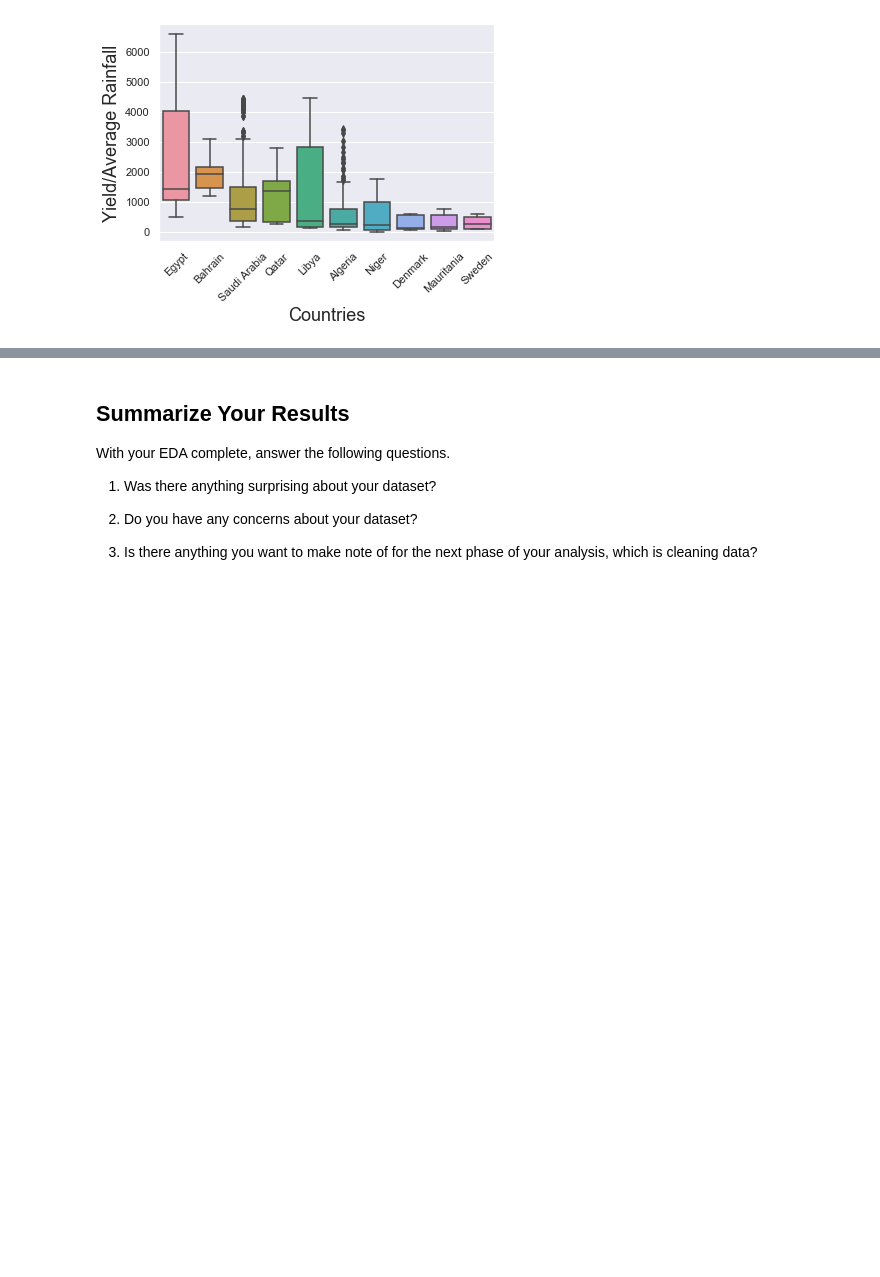
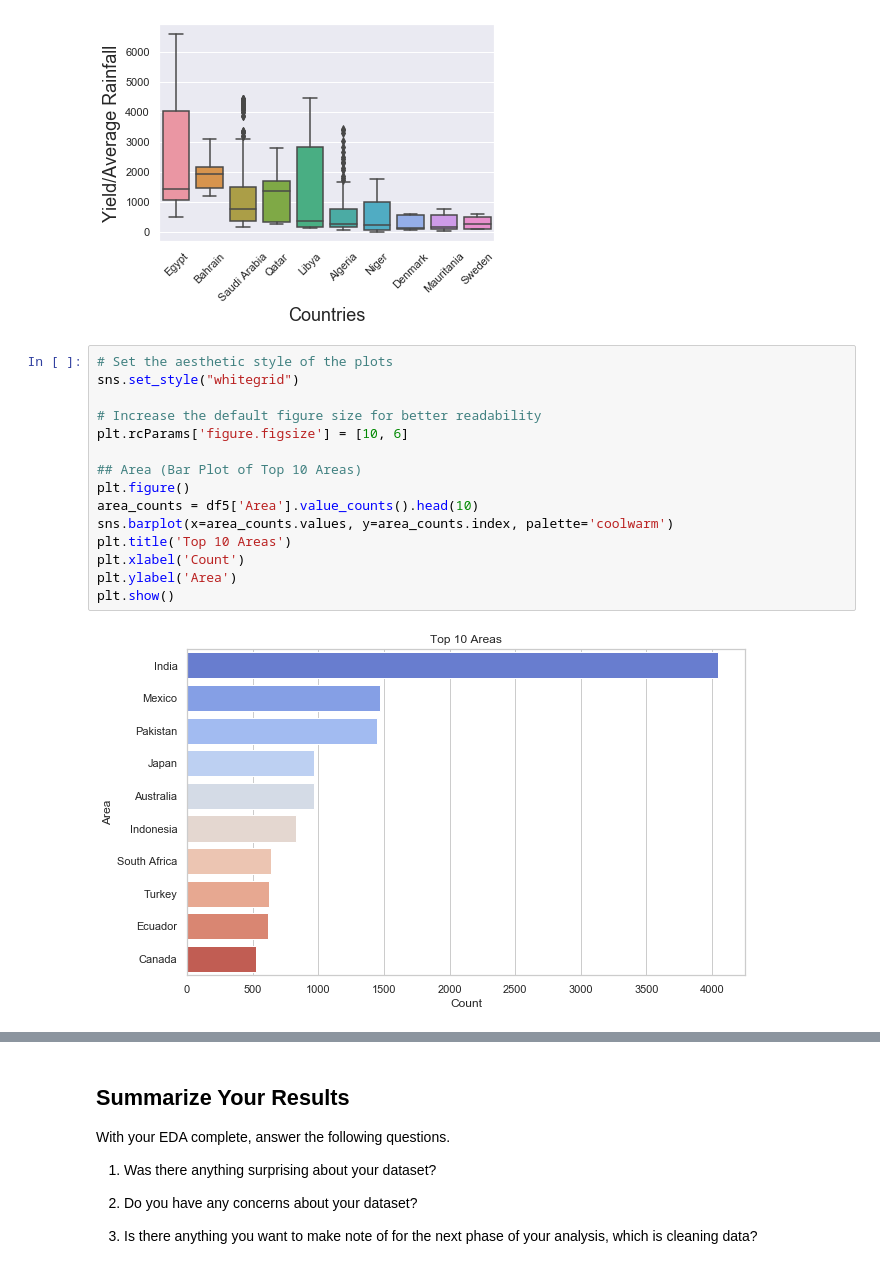
Before and after one commit to Prtb0/EDA_cropyield_prediction, a Jupyter notebook: EDA/EDA_cropyield_prediction.ipynb, the cells around one changed output, grey strips where cells are left out. Saved outputs shown, nothing was run; the diff lists cells and outputs as text; blank space fills up the shorter version.

```diff
--- a/EDA/EDA_cropyield_prediction.ipynb
+++ b/EDA/EDA_cropyield_prediction.ipynb
@@ -570,3 +570,20 @@ plt.xticks(rotation=45)
 plt.show()
 # %% [output]
 [figure]
+# %%
+# Set the aesthetic style of the plots
+sns.set_style("whitegrid")
+
+# Increase the default figure size for better readability
+plt.rcParams['figure.figsize'] = [10, 6]
+
+## Area (Bar Plot of Top 10 Areas)
+plt.figure()
+area_counts = df5['Area'].value_counts().head(10)
+sns.barplot(x=area_counts.values, y=area_counts.index, palette='coolwarm')
+plt.title('Top 10 Areas')
+plt.xlabel('Count')
+plt.ylabel('Area')
+plt.show()
+# %% [output]
+[figure, added]
```
Also changed, not shown: parts of 1 cell of this notebook.
